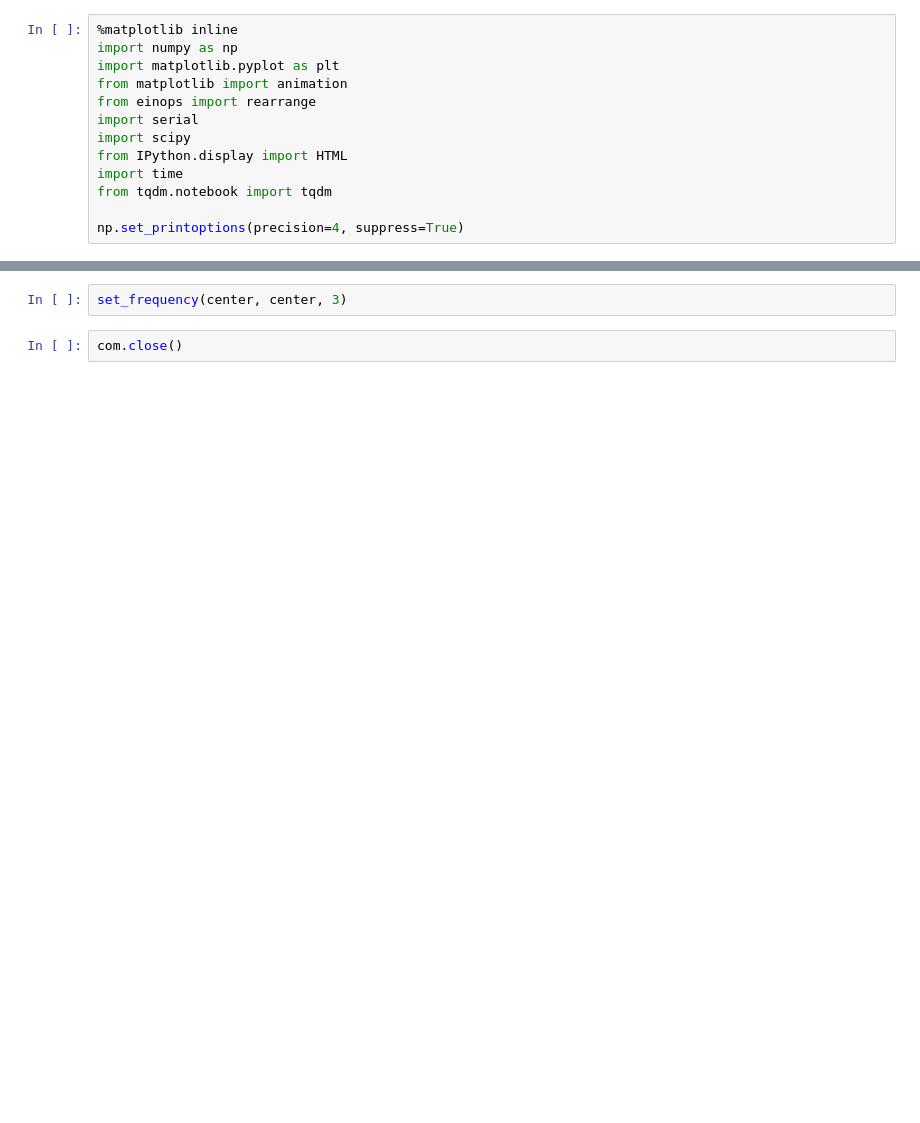
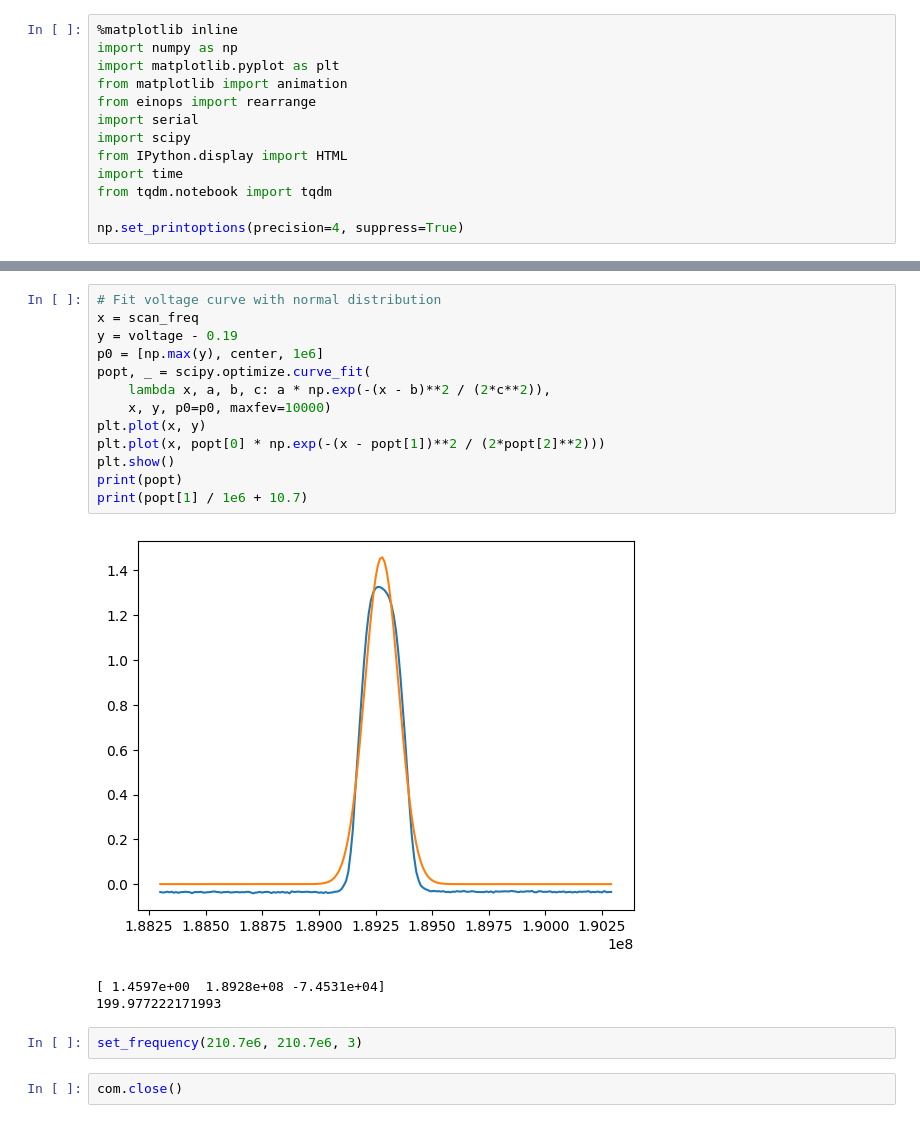
Before and after one commit to Duanyll/h743framework, a Jupyter notebook: SignalNet/freq_scan.ipynb, the cells around one changed output, grey strips where cells are left out. Cells and saved outputs as stored; diff of their text form; blank space fills up the shorter version.

```diff
--- a/SignalNet/freq_scan.ipynb
+++ b/SignalNet/freq_scan.ipynb
@@ -169,4 +211,21 @@ print(center)
-# %%
-set_frequency(center, center, 3)
+# %%
+# Fit voltage curve with normal distribution
+x = scan_freq
+y = voltage - 0.19
+p0 = [np.max(y), center, 1e6]
+popt, _ = scipy.optimize.curve_fit(
+    lambda x, a, b, c: a * np.exp(-(x - b)**2 / (2*c**2)),
+    x, y, p0=p0, maxfev=10000)
+plt.plot(x, y)
+plt.plot(x, popt[0] * np.exp(-(x - popt[1])**2 / (2*popt[2]**2)))
+plt.show()
+print(popt)
+print(popt[1] / 1e6 + 10.7)
+# %% [output]
+[figure, added]
+[ 1.4597e+00  1.8928e+08 -7.4531e+04]
+199.977222171993
+# %%
+set_frequency(210.7e6, 210.7e6, 3)
 # %%
 com.close()
```
Also changed, not shown: parts of 11 cells of this notebook, 7 other files.
